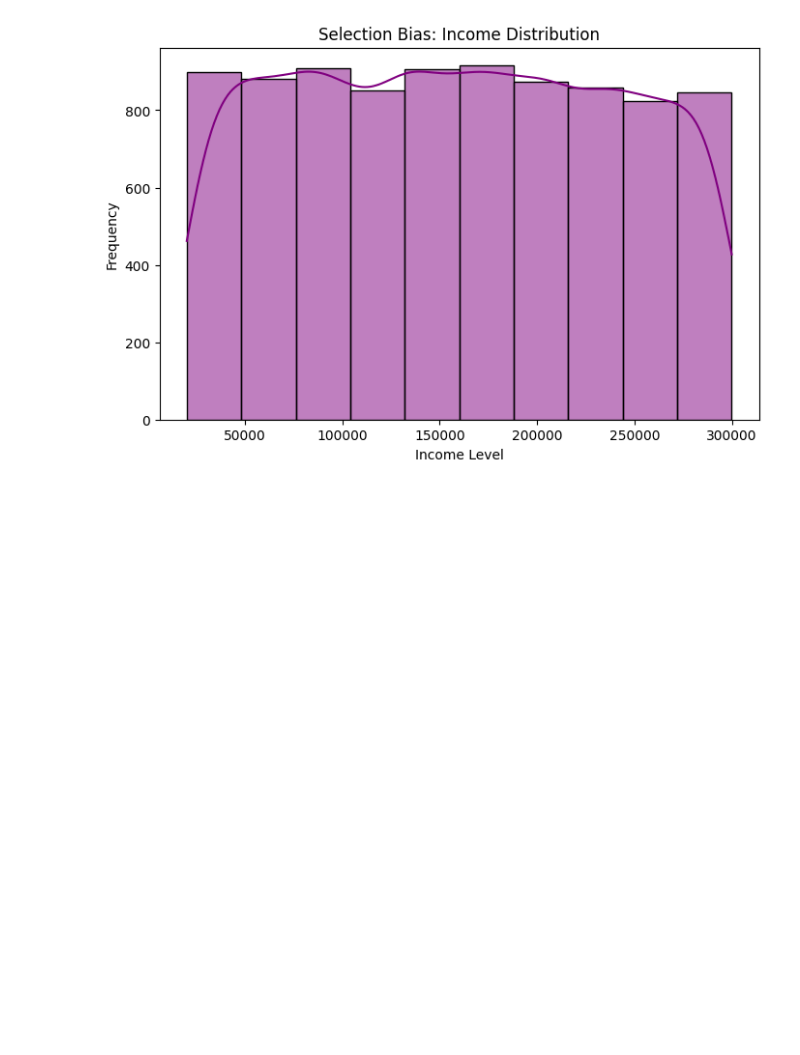
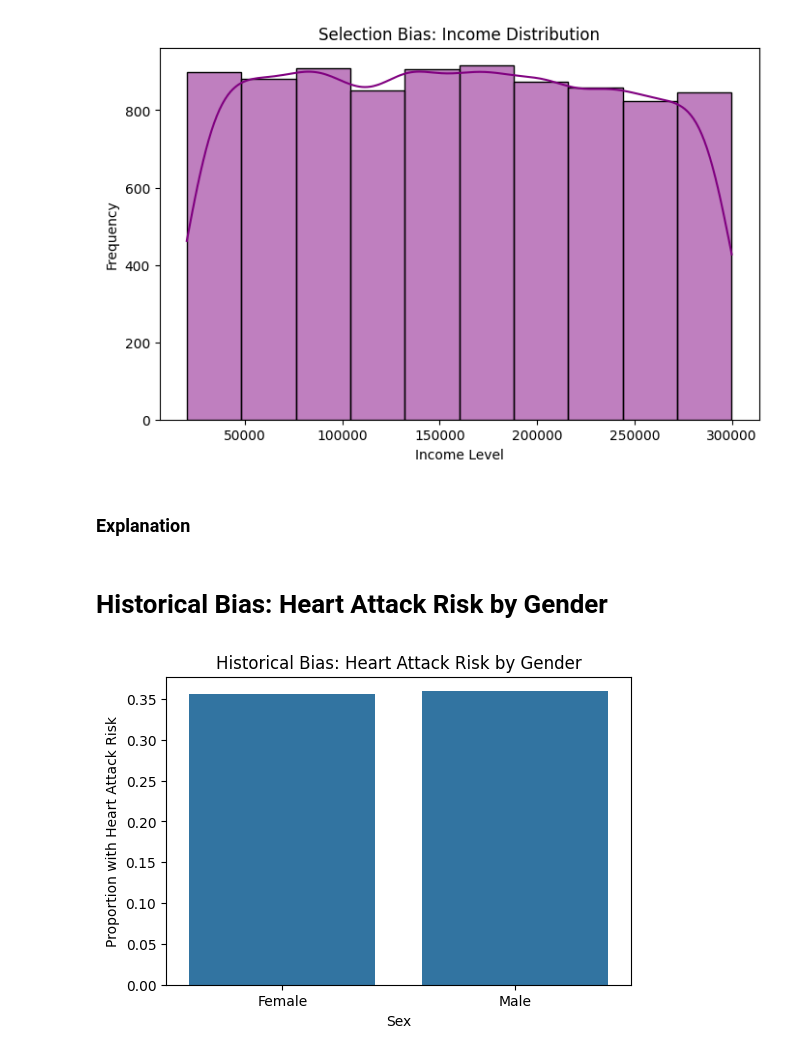
Before and after one commit to Group4-s2025/DATA6550-Bias, a Jupyter notebook: Module_2.ipynb, the cells around one changed output. Cells and saved outputs as stored; diff of their text form; code cells hidden in the pictures; blank space fills up the shorter version.

```diff
--- a/Module_2.ipynb
+++ b/Module_2.ipynb
@@ -80,3 +80,19 @@ plt.ylabel("Frequency")
 plt.show()
 # %% [output]
 [figure]
+# %% [markdown]
+### Explanation
+# %% [markdown]
+# Historical Bias: Heart Attack Risk by Gender
+# %%
+# Group by gender and calculate heart attack risk proportions
+gender_heart_risk = df.groupby("Sex")["Heart Attack Risk"].mean()
+
+# Bar plot
+plt.figure(figsize=(6,4))
+sns.barplot(x=gender_heart_risk.index, y=gender_heart_risk.values)
+plt.title("Historical Bias: Heart Attack Risk by Gender")
+plt.ylabel("Proportion with Heart Attack Risk")
+plt.show()
+# %% [output]
+[figure, added]
```
Also changed, not shown: parts of 4 cells of this notebook.
